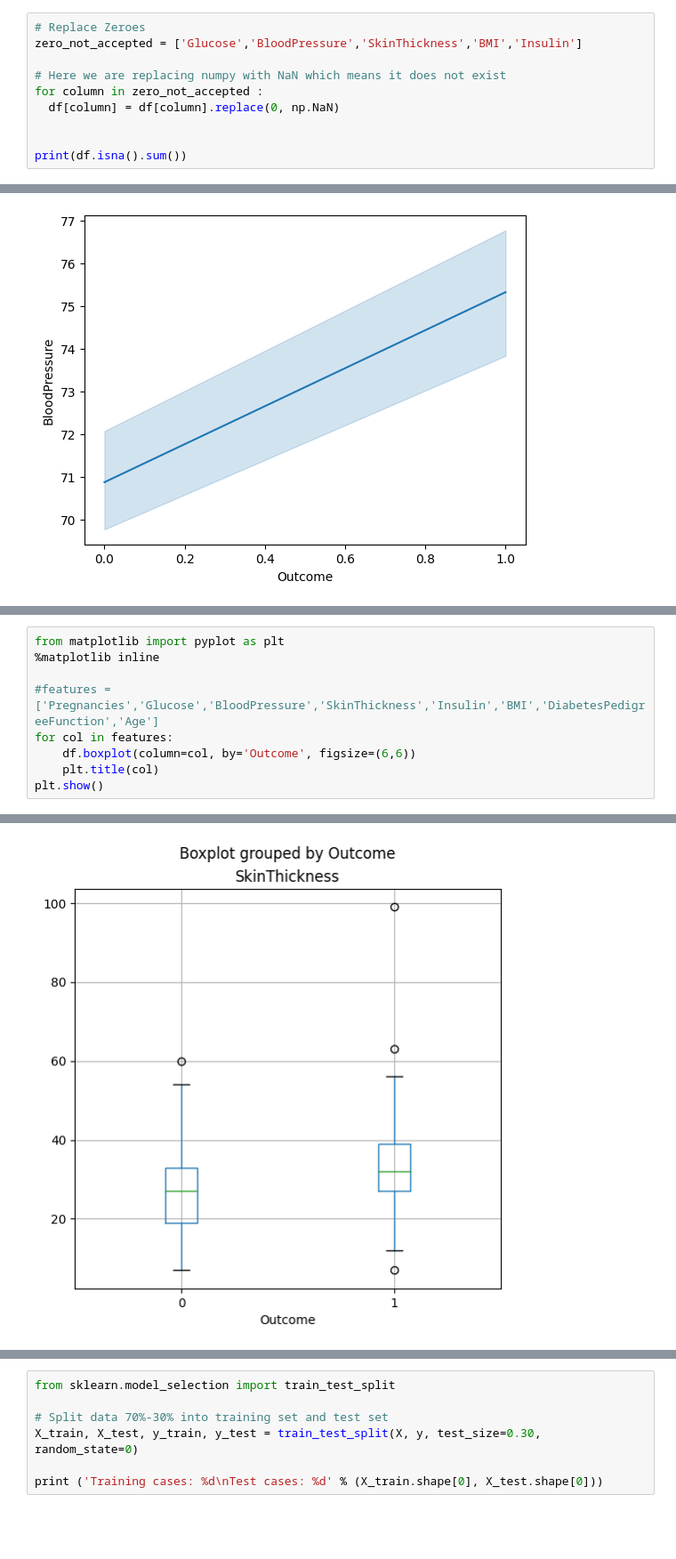
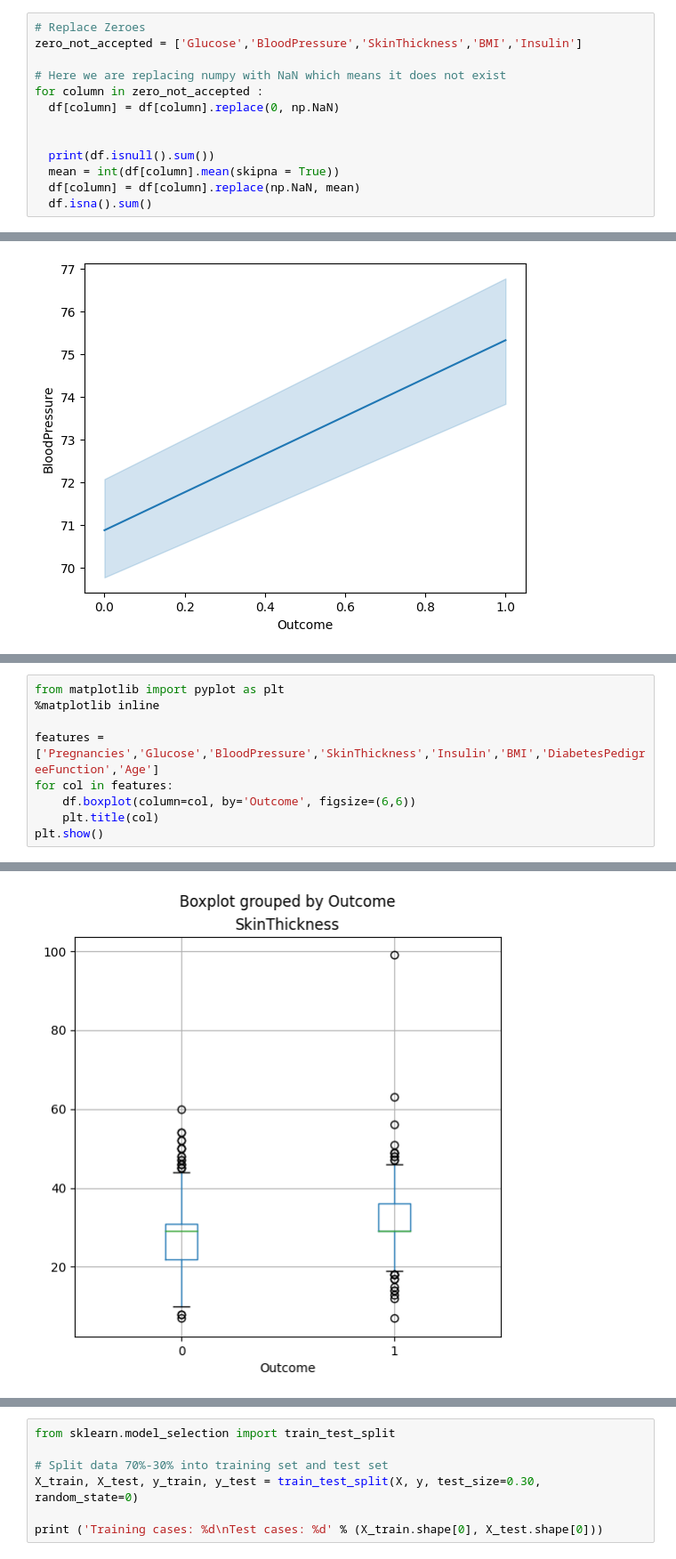
Before and after one commit to mugendii/Diabetes-Prediction, a Jupyter notebook: notebook1.ipynb, the cells around one changed output, grey strips where cells are left out. Shown at 89% size. Drawn from its saved outputs; the diff is of its cells as text; blank space fills up the shorter version.

```diff
--- a/notebook1.ipynb
+++ b/notebook1.ipynb
@@ -81,5 +81,8 @@ for column in zero_not_accepted :
   df[column] = df[column].replace(0, np.NaN)
 
 
-print(df.isna().sum())
+  print(df.isnull().sum())
+  mean = int(df[column].mean(skipna = True))
+  df[column] = df[column].replace(np.NaN, mean)
+  df.isna().sum()
 # %% [output]
@@ -162,7 +167,7 @@ Patient 9
 from matplotlib import pyplot as plt
 %matplotlib inline
 
-#features = ['Pregnancies','Glucose','BloodPressure','SkinThickness','Insulin','BMI','DiabetesPedigreeFunction','Age']
+features = ['Pregnancies','Glucose','BloodPressure','SkinThickness','Insulin','BMI','DiabetesPedigreeFunction','Age']
 for col in features:
     df.boxplot(column=col, by='Outcome', figsize=(6,6))
     plt.title(col)
@@ -174,2 +179,2 @@ plt.show()
-[figure, old version]
+[figure, new version]
 [figure]
```
Also changed, not shown: parts of 7 cells of this notebook, 1 other file.
